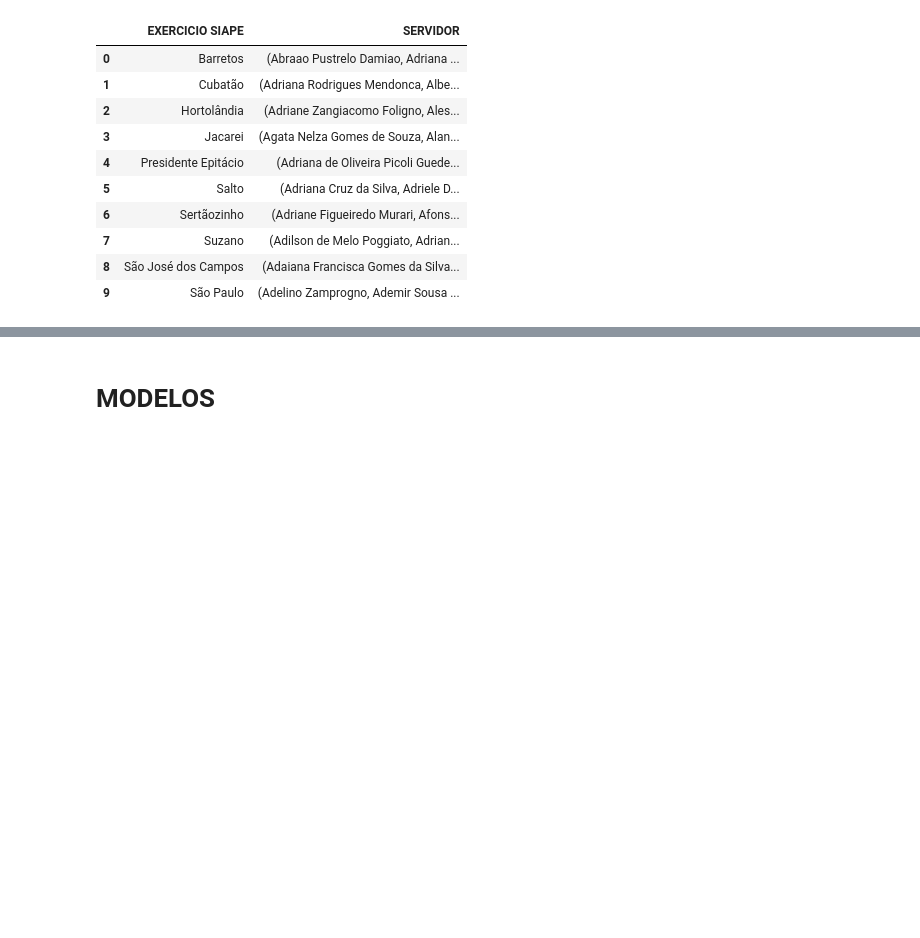
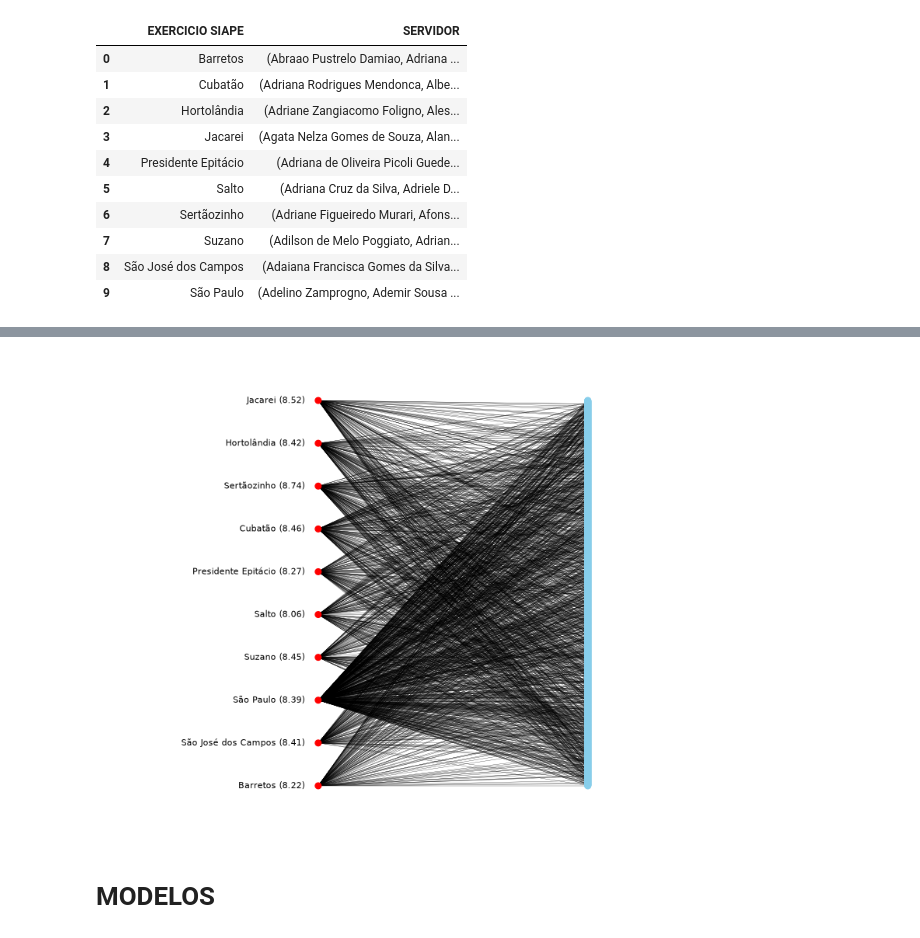
Before and after one commit to LeozinRuiz/Modelagem-de-Otimiza-o-do-Sistema-Educacional, a Jupyter notebook: Trabalho.ipynb, the cells around one changed output, grey strips where cells are left out. Cells and saved outputs as stored; diff of their text form; code cells hidden in the pictures; blank space fills up the shorter version.

Commit message:
Reformado a visualização

```diff
--- a/Trabalho.ipynb
+++ b/Trabalho.ipynb
@@ -320,3 +266,48 @@ plt.show()
+# %%
+import matplotlib.pyplot as plt
+import networkx as nx
+
+G = nx.from_numpy_array(grafo)
+nos_escolas = list(range(len(escolas)))
+
+# Posições dos nós (escolas ficam na coluna da esquerda, x = -1)
+pos = nx.bipartite_layout(G, nos_escolas, align='vertical')
+
+# 1. Calcula (soma dos pesos / quantidade de arestas) para cada vértice da esquerda e monta o label
+labels_esquerda = {}
+for i in nos_escolas:
+    soma_pesos = G.degree(i, weight='weight')
+    qtd_arestas = G.degree(i)
+    media_no = soma_pesos / qtd_arestas if qtd_arestas > 0 else 0
+    labels_esquerda[i] = f'{escolas[i]} ({media_no:.2f})'
+
+# 2. Cria uma posição deslocada um pouco para a esquerda (x - 0.05) para o texto não encostar no nó
+pos_labels = {i: (x - 0.05, y) for i, (x, y) in pos.items() if i in nos_escolas}
+
+cores = ['red'] * len(escolas) + ['skyblue'] * len(professores)
+
+plt.figure(figsize=(10, 6))
+
+# Desenha nós e arestas sem labels padrão
+nx.draw(
+    G, pos=pos, node_color=cores, node_size=30, width=0.2, with_labels=False
+)
+
+# 3. Desenha os labels da esquerda alinhados à direita
+nx.draw_networkx_labels(
+    G,
+    pos=pos_labels,
+    labels=labels_esquerda,
+    font_size=8,
+    horizontalalignment='right',
+)
+
+# Ajusta a margem esquerda (aumentei um pouco de -1.6 para -1.8 para caber o número sem cortar)
+plt.xlim(-1.8, 1.1)
+plt.tight_layout()
+plt.show()
+# %% [output]
+[figure, added]
 # %% [markdown]
 # **MODELOS**
 # %% [markdown]
```
Also changed, not shown: parts of 2 cells of this notebook.
